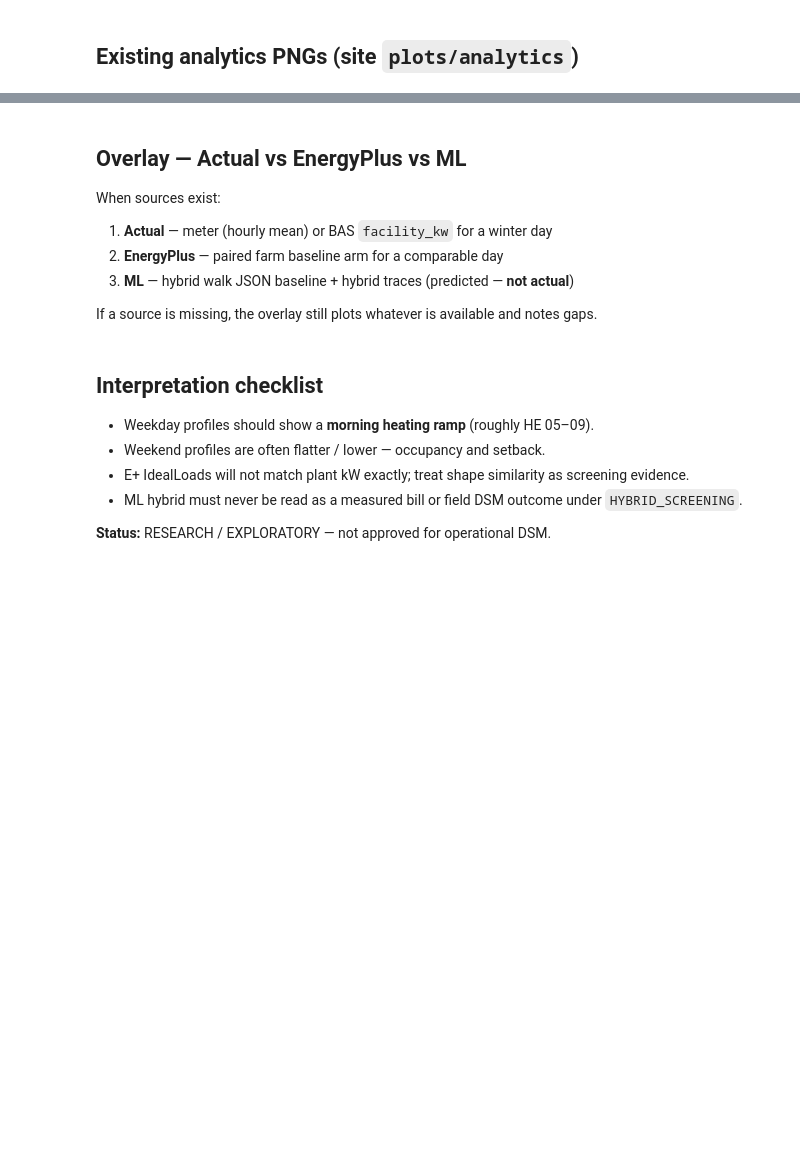
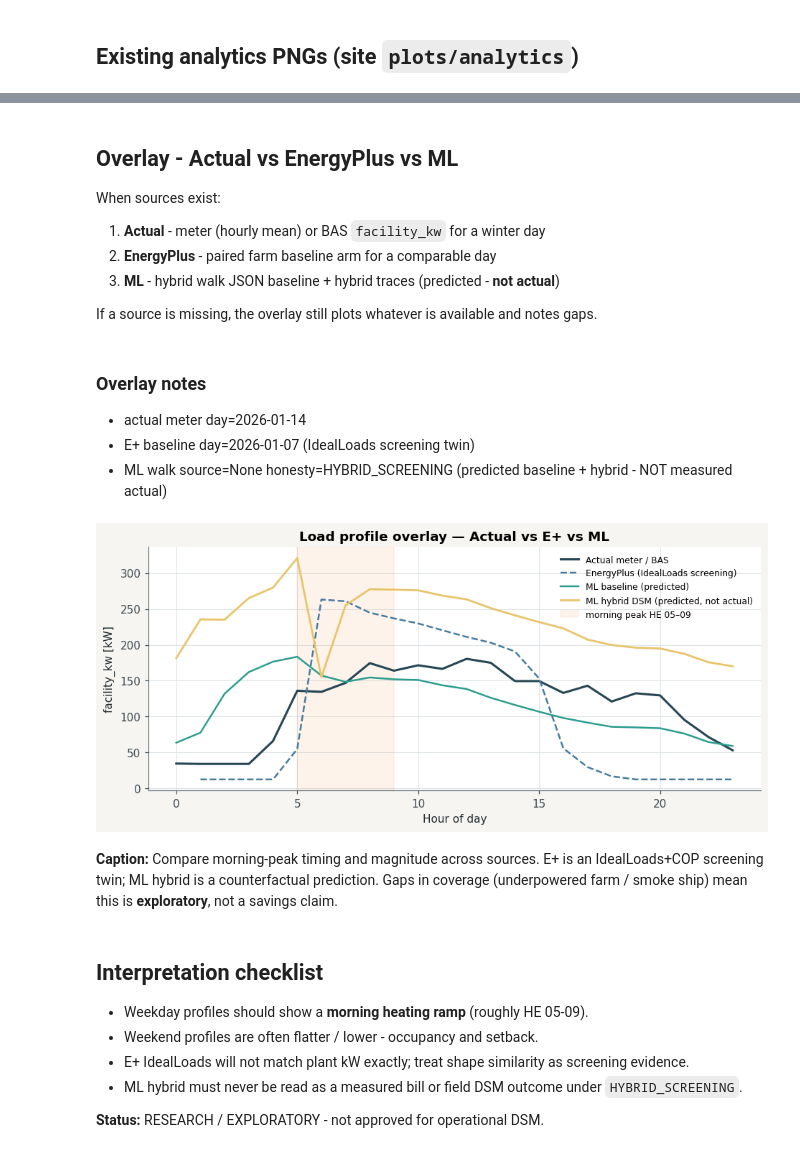
Before and after one commit to bbartling/py-bacnet-stacks-playground, a Jupyter notebook: vibe_code_apps_22/notebooks/lakeside_load_profile_analysis.ipynb, the cells around one changed output, grey strips where cells are left out. Saved outputs shown, nothing was run; the diff lists cells and outputs as text; code cells hidden in the pictures; blank space fills up the shorter version.

```diff
--- a/vibe_code_apps_22/notebooks/lakeside_load_profile_analysis.ipynb
+++ b/vibe_code_apps_22/notebooks/lakeside_load_profile_analysis.ipynb
@@ -153,11 +204,11 @@ except Exception as e:
 # %% [markdown]
-## Overlay — Actual vs EnergyPlus vs ML
+## Overlay - Actual vs EnergyPlus vs ML
 
 When sources exist:
 
-1. **Actual** — meter (hourly mean) or BAS `facility_kw` for a winter day
-2. **EnergyPlus** — paired farm baseline arm for a comparable day
-3. **ML** — hybrid walk JSON baseline + hybrid traces (predicted — **not actual**)
+1. **Actual** - meter (hourly mean) or BAS `facility_kw` for a winter day
+2. **EnergyPlus** - paired farm baseline arm for a comparable day
+3. **ML** - hybrid walk JSON baseline + hybrid traces (predicted - **not actual**)
 
 If a source is missing, the overlay still plots whatever is available and notes gaps.
 # %%
@@ -167,10 +218,8 @@ notes = []
 
 # --- Actual from meter (hourly mean of a cold-ish day) or BAS ---
 if demand is not None and len(demand):
-    # pick day with low mean OAT proxy: lowest mean kW morning? use coldest month day by mean kw
     dlocal = demand.copy()
     dlocal["day"] = dlocal["ts_local"].dt.strftime("%Y-%m-%d")
-    # Prefer a January/February weekday if present
     winter = dlocal[dlocal["ts_local"].dt.month.isin([12, 1, 2]) & (~dlocal["is_weekend"])]
     pick = winter if len(winter) else dlocal
     day_counts = pick.groupby("day")["kw_demand"].count()
@@ -182,14 +231,13 @@ if demand is not None and len(demand):
         actual_kw = g.values
         notes.append(f"actual meter day={d0}")
     else:
-        notes.append("meter present but no usable day with ≥20 intervals")
+        notes.append("meter present but no usable day with >=20 intervals")
 elif bas_day is not None:
     try:
         sub = bas[bas["day"].astype(str) == bas_day].sort_values(
             "step_15" if "step_15" in bas.columns else "hour_ending"
         )
         if "step_15" in sub.columns:
-            # collapse 96 → 24 hourly means
             kw = sub["facility_kw"].to_numpy()
             actual_kw = np.array([kw[i * 4 : (i + 1) * 4].mean() for i in range(24)])
         else:
@@ -205,7 +253,6 @@ paired = OUT / "heating_dsm_eplus_paired_15min_v1.parquet"
 if paired.is_file():
     try:
         ep = pd.read_parquet(paired)
-        # Prefer baseline regime / strategy
         if "control_regime" in ep.columns:
             ep_b = ep[ep["control_regime"].astype(str).str.contains("baseline", case=False, na=False)]
         elif "strategy_id" in ep.columns:
@@ -241,41 +288,48 @@ if walk_path.is_file():
             b = np.array([float(s["baseline_facility_kw"]) for s in steps[:96]])
             h = np.array([float(s["hybrid_facility_kw"]) for s in steps[:96]])
             ml_base = np.array([b[i * 4 : (i + 1) * 4].mean() for i in range(24)])
             ml_hyb = np.array([h[i * 4 : (i + 1) * 4].mean() for i in range(24)])
             notes.append(
                 f"ML walk source={walk.get('source')} honesty={walk.get('honesty')} "
-                f"(predicted baseline + hybrid — NOT measured actual)"
+                f"(predicted baseline + hybrid - NOT measured actual)"
             )
     except Exception as e:
         notes.append(f"ML walk failed: {e}")
 else:
-    notes.append("hybrid walk JSON missing — run sklearn promote first")
+    notes.append("hybrid walk JSON missing - run sklearn promote first")
 
 display(Markdown("### Overlay notes\n- " + "\n- ".join(notes)))
 
 fig, ax = plt.subplots(figsize=(10, 4))
 actual_eplus_ml_overlay(
     hour=hour,
     actual_kw=actual_kw,
     eplus_kw=eplus_kw,
     ml_baseline_kw=ml_base,
     ml_hybrid_kw=ml_hyb,
     ax=ax,
 )
 save_fig(FIG / "analysis_actual_eplus_ml_overlay.png", fig)
 plt.close(fig)
 
 display(Markdown(
     "**Caption:** Compare morning-peak timing and magnitude across sources. "
     "E+ is an IdealLoads+COP screening twin; ML hybrid is a counterfactual prediction. "
     "Gaps in coverage (underpowered farm / smoke ship) mean this is **exploratory**, not a savings claim."
 ))
+# %% [output]
+### Overlay notes
+- actual meter day=2026-01-14
+- E+ baseline day=2026-01-07 (IdealLoads screening twin)
+- ML walk source=None honesty=HYBRID_SCREENING (predicted baseline + hybrid - NOT measured actual)
+[figure, added]
+**Caption:** Compare morning-peak timing and magnitude across sources. E+ is an IdealLoads+COP screening twin; ML hybrid is a counterfactual prediction. Gaps in coverage (underpowered farm / smoke ship) mean this is **exploratory**, not a savings claim.
 # %% [markdown]
 ## Interpretation checklist
 
-- Weekday profiles should show a **morning heating ramp** (roughly HE 05–09).
-- Weekend profiles are often flatter / lower — occupancy and setback.
+- Weekday profiles should show a **morning heating ramp** (roughly HE 05-09).
+- Weekend profiles are often flatter / lower - occupancy and setback.
 - E+ IdealLoads will not match plant kW exactly; treat shape similarity as screening evidence.
 - ML hybrid must never be read as a measured bill or field DSM outcome under `HYBRID_SCREENING`.
 
-**Status:** RESEARCH / EXPLORATORY — not approved for operational DSM.
+**Status:** RESEARCH / EXPLORATORY - not approved for operational DSM.
```
Also changed, not shown: parts of 8 cells of this notebook, 36 other files.
